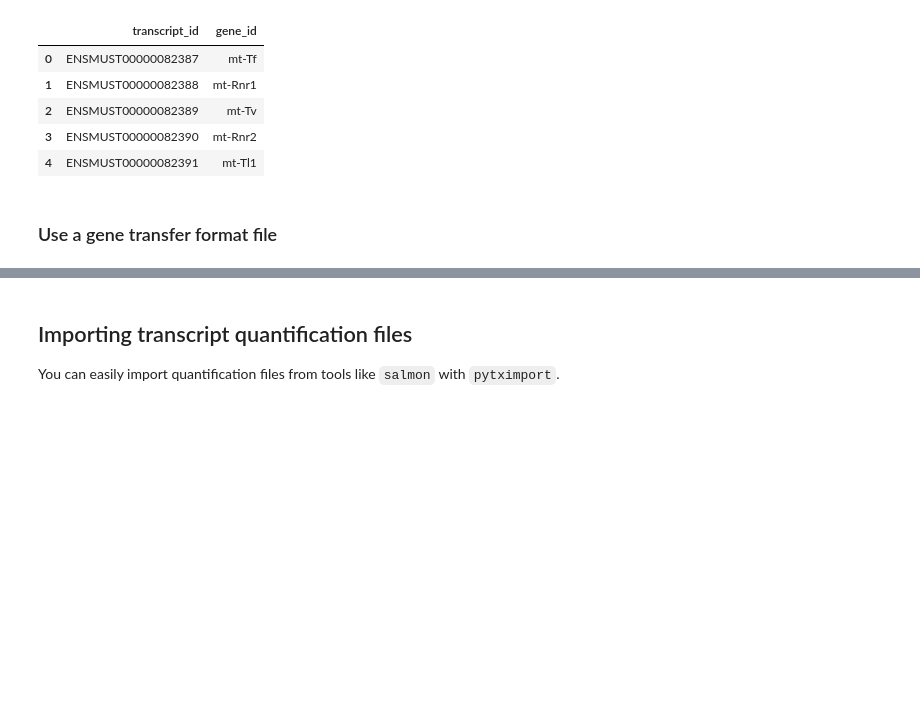
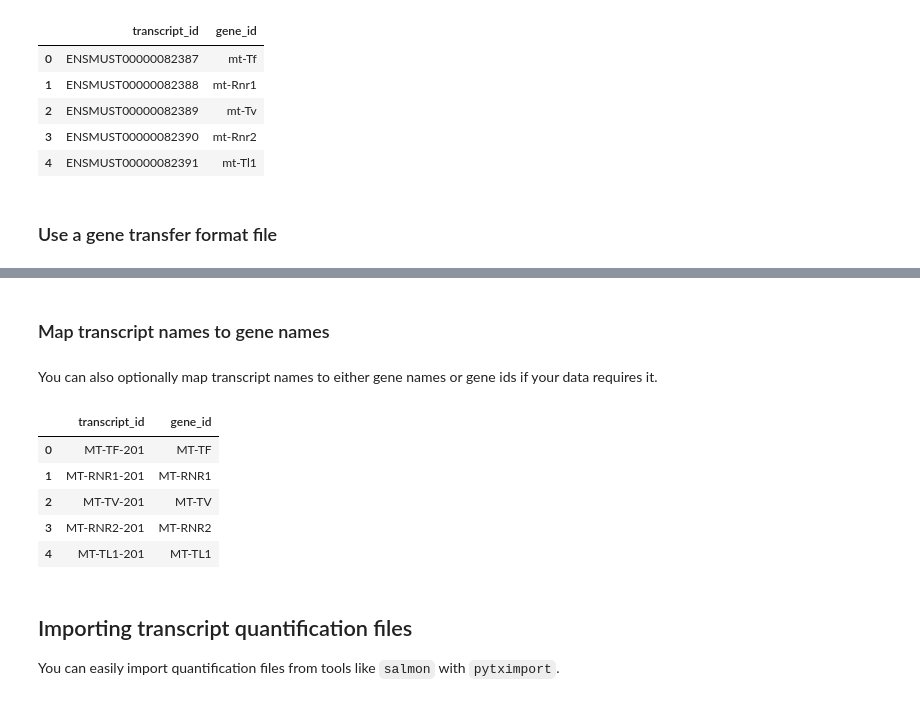
Before and after one commit to complextissue/pytximport, a Jupyter notebook: docs/source/example.ipynb, the cells around one changed output, grey strips where cells are left out. Cells and saved outputs as stored; diff of their text form; code cells hidden in the pictures; blank space fills up the shorter version.

```diff
--- a/docs/source/example.ipynb
+++ b/docs/source/example.ipynb
@@ -39,3 +56,21 @@ If you already have an annotation file in .gtf format (e.g. from the GENCODE or
+# %% [markdown]
+### Map transcript names to gene names
+# %% [markdown]
+You can also optionally map transcript names to either gene names or gene ids if your data requires it.
+# %%
+transcript_gene_map_human = create_transcript_to_gene_map(
+    "human",
+    source_field="external_transcript_name",
+    target_field="external_gene_name",
+)
+transcript_gene_map_human.head(5)
+# %% [output]
+|  | transcript_id | gene_id |
+| 0 | MT-TF-201 | MT-TF |
+| 1 | MT-RNR1-201 | MT-RNR1 |
+| 2 | MT-TV-201 | MT-TV |
+| 3 | MT-RNR2-201 | MT-RNR2 |
+| 4 | MT-TL1-201 | MT-TL1 |
 # %% [markdown]
 ## Importing transcript quantification files
 
```
Also changed, not shown: parts of 8 cells of this notebook, 9 other files.
